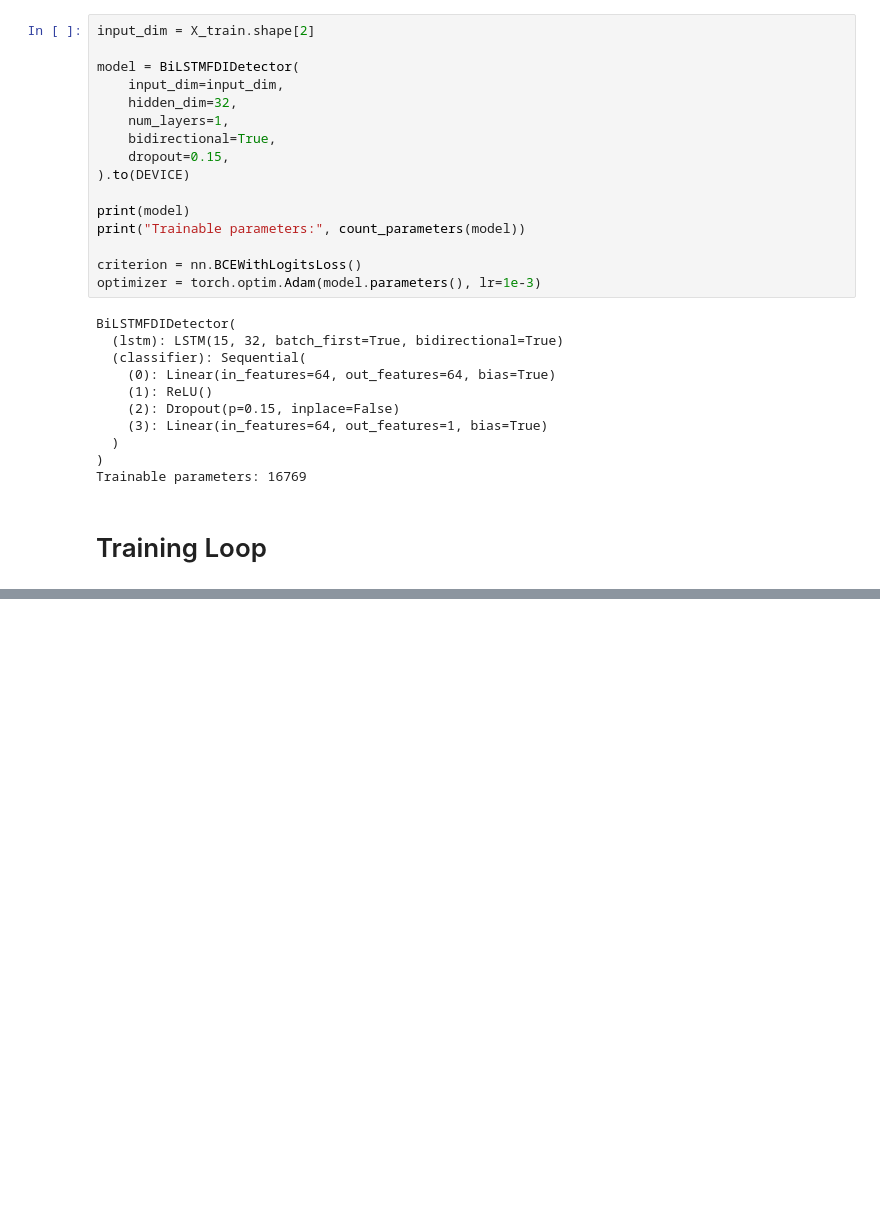
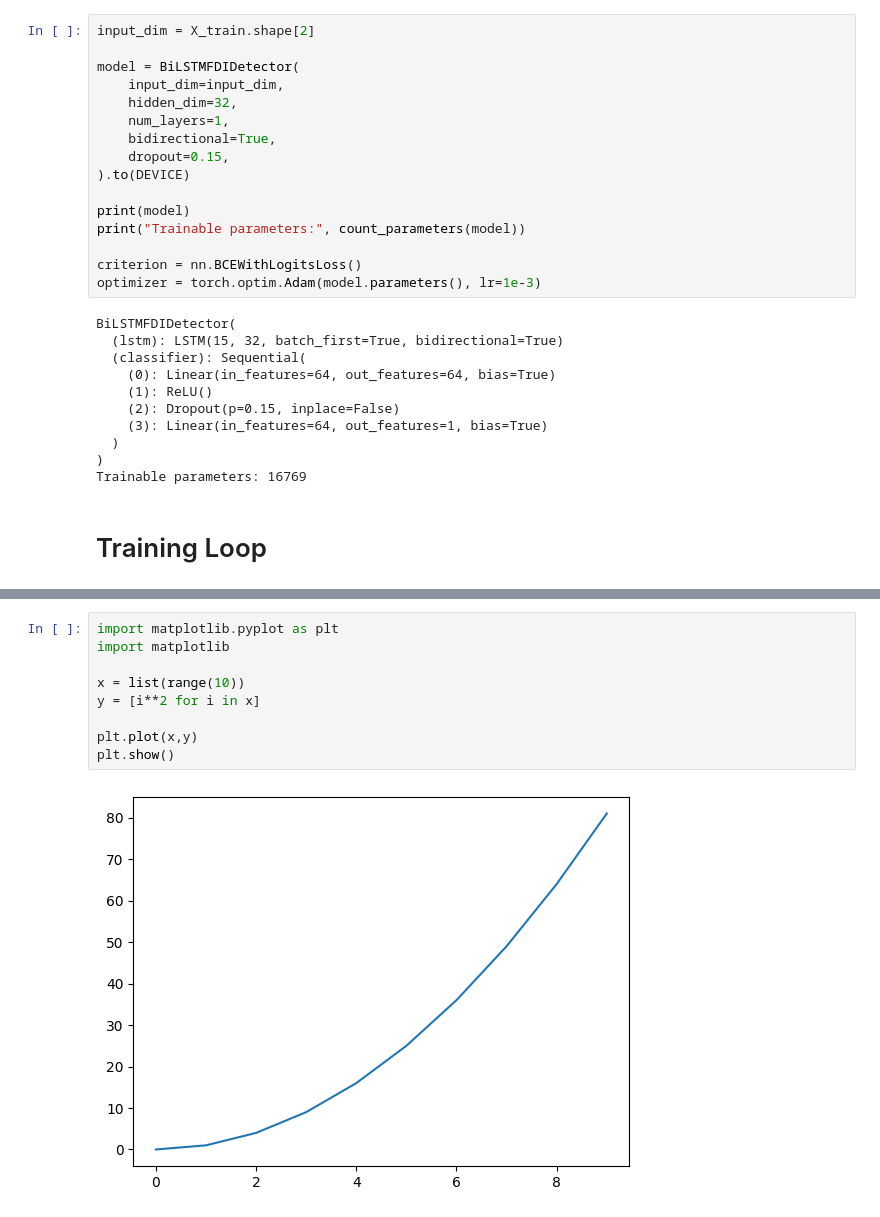
Before and after one commit to yaleong016/smartgrid-fdd, a Jupyter notebook: smart_grid_fdd.ipynb, the cells around one changed output, grey strips where cells are left out. Cells and saved outputs as stored; diff of their text form; blank space fills up the shorter version.

Commit message:
graphing

```diff
--- a/smart_grid_fdd.ipynb
+++ b/smart_grid_fdd.ipynb
@@ -239,0 +253,11 @@ TN=238, FP=12, FN=10, TP=240
+# %%
+import matplotlib.pyplot as plt
+import matplotlib
+
+x = list(range(10))
+y = [i**2 for i in x]
+
+plt.plot(x,y)
+plt.show()
+# %% [output]
+[figure, added]
```
Also changed, not shown: parts of 8 cells of this notebook, 16 other files.
